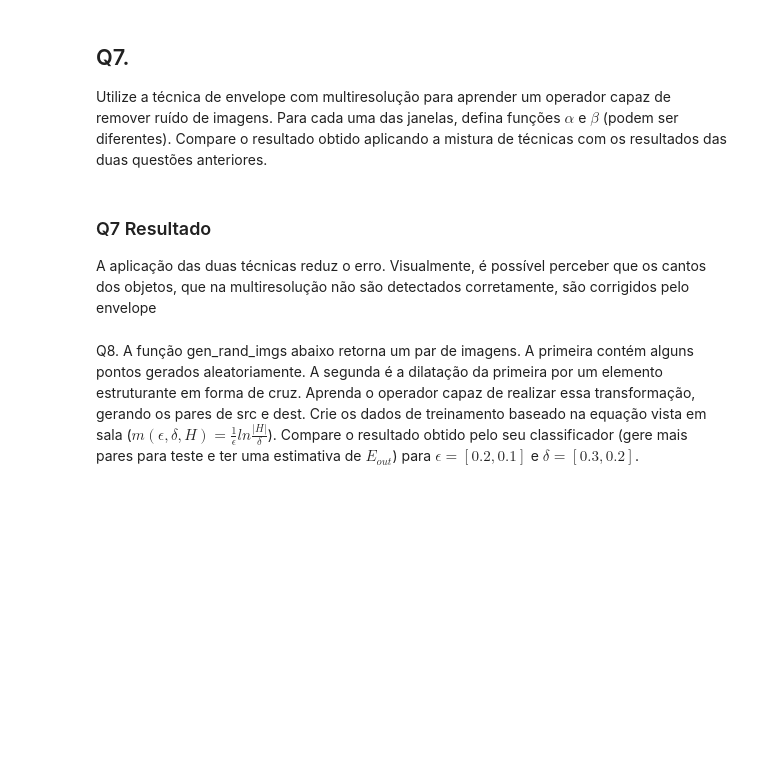
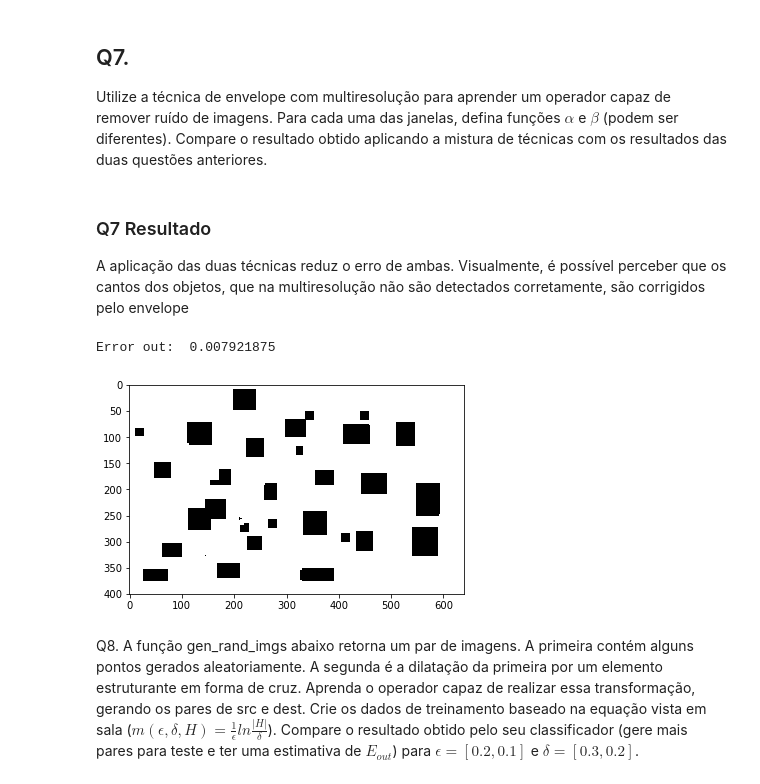
Before and after one commit to caiki/machinelearningusp, a Jupyter notebook: ep1/ep1.ipynb, the cells around one changed output. Drawn from its saved outputs; the diff is of its cells as text; code cells hidden in the pictures; blank space fills up the shorter version.

```diff
--- a/ep1/ep1.ipynb
+++ b/ep1/ep1.ipynb
@@ -343,15 +417,15 @@ print 'Error out: ', mean_dist(errortest)
 Utilize a técnica de envelope com multiresolução para aprender um operador capaz de remover ruído de imagens. Para cada uma das janelas, defina funções $\alpha$ e $\beta$ (podem ser diferentes). Compare o resultado obtido aplicando a mistura de técnicas com os resultados das duas questões anteriores.
 # %% [markdown]
 ### Q7 Resultado
-A aplicação das duas técnicas reduz o erro. Visualmente, é possível perceber que os cantos dos objetos, que na multiresolução não são detectados corretamente, são corrigidos pelo envelope
+A aplicação das duas técnicas reduz o erro de ambas. Visualmente, é possível perceber que os cantos dos objetos, que na multiresolução não são detectados corretamente, são corrigidos pelo envelope
 # %%
-m = psi5_multi_ro.apply(src6_1)
-
-print 'Exemplo: '
-draw_img_pair(m, envelope(m))
-
 errortest = [(envelope(t[0]), dest5) for t in testres_multi]
 print 'Error out: ', mean_dist(errortest)
+
+draw_img(errortest[0][0])
+# %% [output]
+Error out:  0.007921875
+[figure, added]
 # %% [markdown]
 Q8. A função gen_rand_imgs abaixo retorna um par de imagens. A primeira contém alguns pontos gerados aleatoriamente. A segunda é a dilatação da primeira por um elemento estruturante em forma de cruz. Aprenda o operador capaz de realizar essa transformação, gerando os pares de src e dest. Crie os dados de treinamento baseado na equação vista em sala ($m(\epsilon, \delta, H) = \frac{1}{\epsilon}ln\frac{|H|}{\delta}$). Compare o resultado obtido pelo seu classificador (gere mais pares para teste e ter uma estimativa de $E_{out}$) para $\epsilon = [0.2, 0.1]$ e $\delta = [0.3, 0.2]$.
 # %%
```
Also changed, not shown: parts of 18 cells of this notebook, 35 other files.
